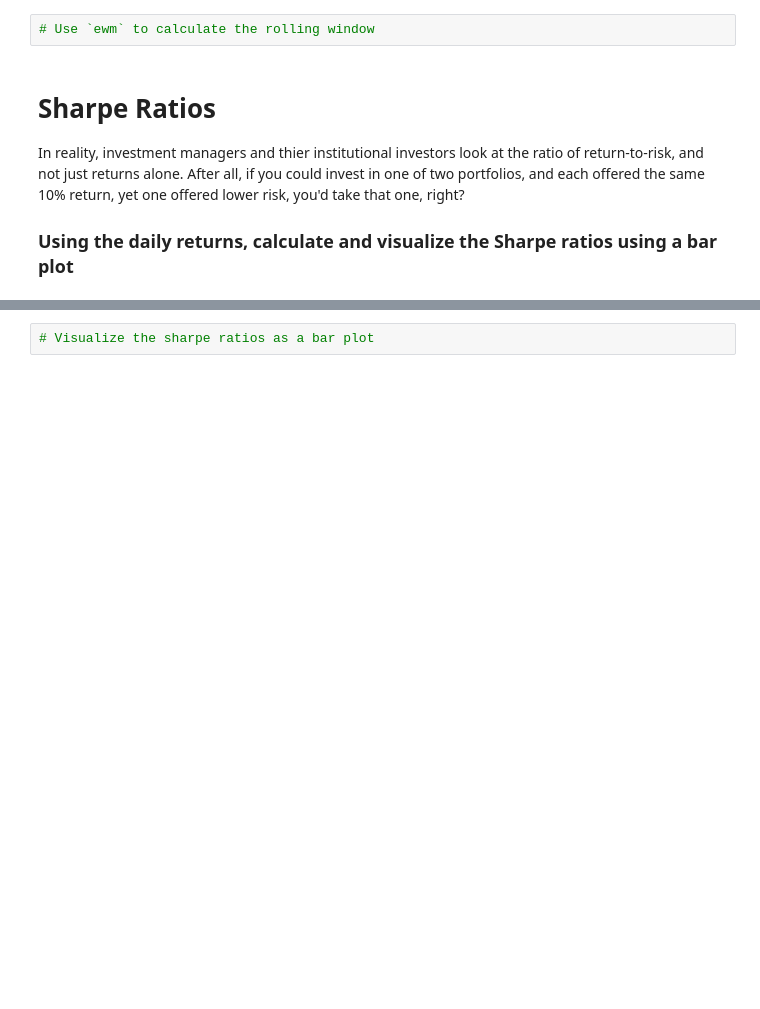
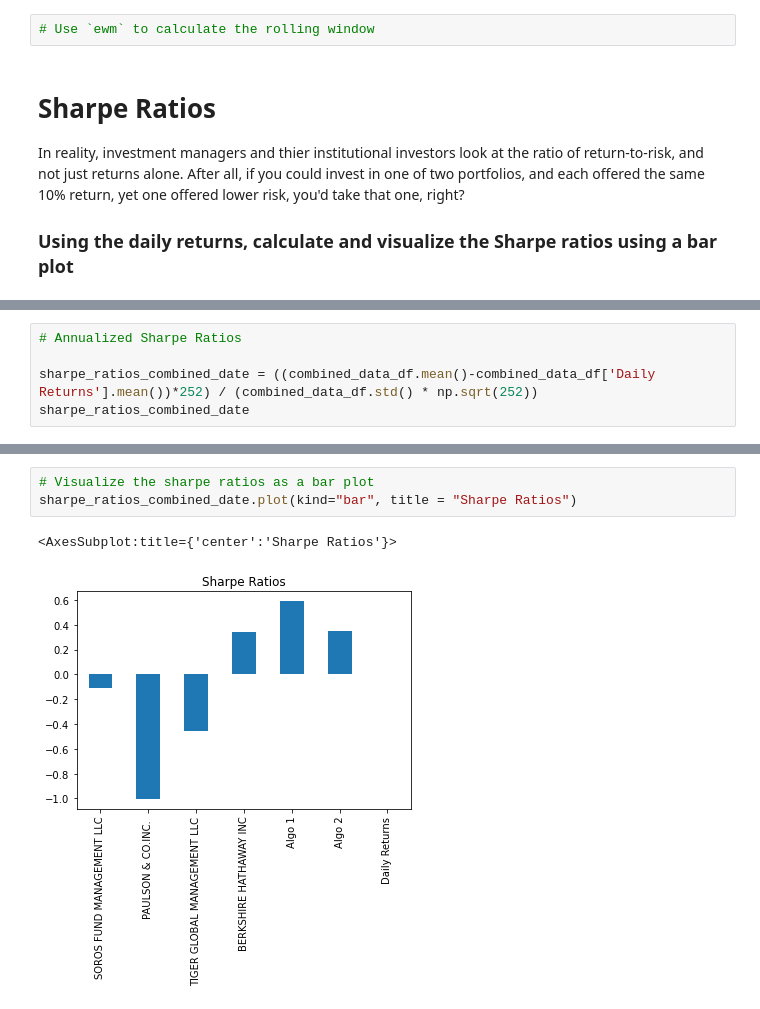
Before and after one commit to ObyNtech/module_4_challenge, a Jupyter notebook: whale_analysis.ipynb, the cells around one changed output, grey strips where cells are left out. Cells and saved outputs as stored; diff of their text form; blank space fills up the shorter version.

```diff
--- a/whale_analysis.ipynb
+++ b/whale_analysis.ipynb
@@ -440,0 +439,5 @@ In reality, investment managers and thier institutional investors look at the ra
+# %%
+# Annualized Sharpe Ratios
+
+sharpe_ratios_combined_date = ((combined_data_df.mean()-combined_data_df['Daily Returns'].mean())*252) / (combined_data_df.std() * np.sqrt(252))
+sharpe_ratios_combined_date
@@ -441,2 +453,6 @@ In reality, investment managers and thier institutional investors look at the ra
 # %%
 # Visualize the sharpe ratios as a bar plot
+sharpe_ratios_combined_date.plot(kind="bar", title = "Sharpe Ratios")
+# %% [output]
+<AxesSubplot:title={'center':'Sharpe Ratios'}>
+[figure, added]
```
Also changed, not shown: parts of 33 cells of this notebook.
